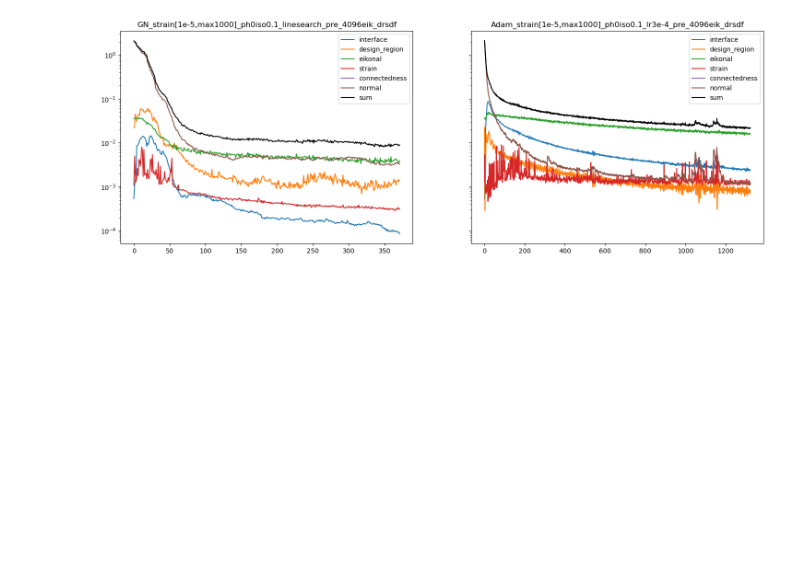
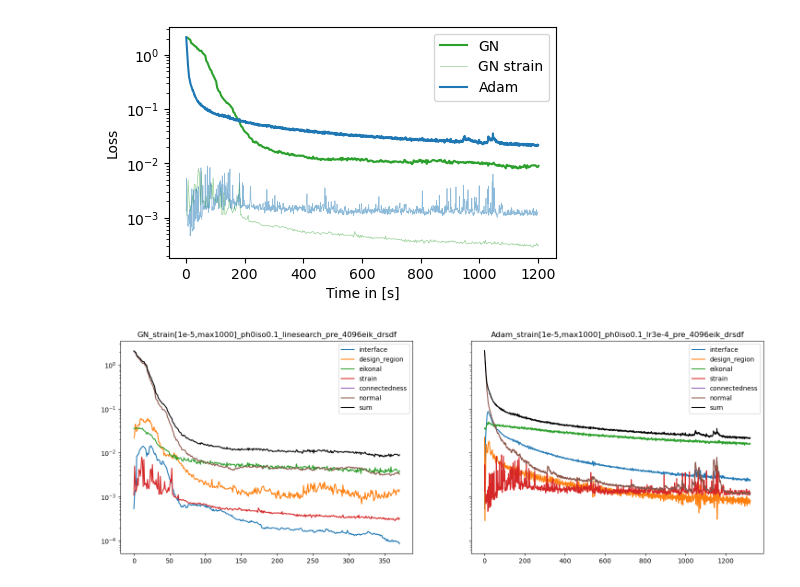
Before and after one commit to JamesAndrewKing/GaussNewtonShapes, a Jupyter notebook: notebooks/results/comparison.ipynb, the cells around one changed output. Saved outputs shown, nothing was run; the diff lists cells and outputs as text; code cells hidden in the pictures; blank space fills up the shorter version.

```diff
--- a/notebooks/results/comparison.ipynb
+++ b/notebooks/results/comparison.ipynb
@@ -80,3 +80,31 @@ for key in keys:
+# %%
+## Final plot
+fig, ax = plt.subplots(1,1, figsize=(5,3))
+
+for key in keys:
+    losses_over_time = losses_over_time_dict[key]
+    weights_over_time = weights_over_time_dict[key]
+    times = times_dict[key]
+
+    weighted_sum = np.sum([np.array(losses_over_time[k]) * np.array(weights_over_time[k]) for k in losses_over_time.keys()], axis=0)
+
+    label = "Adam" if "Adam" in key else "GN"
+    c = plt.get_cmap('tab10')(0) if "Adam" in key else plt.get_cmap('tab10')(2)
+
+    ## over time
+    ax.plot(times, weighted_sum, label=label, c=c)
+    ax.set_xlabel("Time in [s]")
+    ax.set_ylabel("Loss")
+    ax.semilogy()
+
+
+    k = "strain"
+    strain = np.array(losses_over_time[k]) * np.array(weights_over_time[k])
+    ax.plot(times, strain, alpha=0.5, color=ax.lines[-1].get_color(), linewidth=0.5, label=f"{label} strain")
+
+    ax.legend()
+# %% [output]
+[figure, added]
 # %%
 fig, axs = plt.subplots(1,2, figsize=(18,6), sharey=True)
 for key, ax in zip(keys, axs):
```
Also changed, not shown: parts of 8 cells of this notebook, 1 other file.
